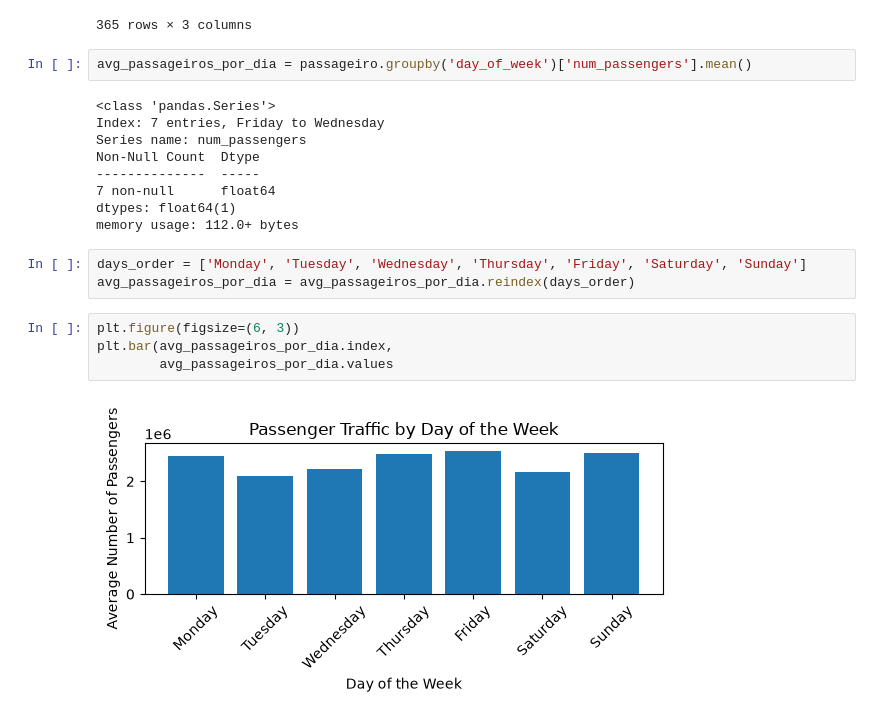
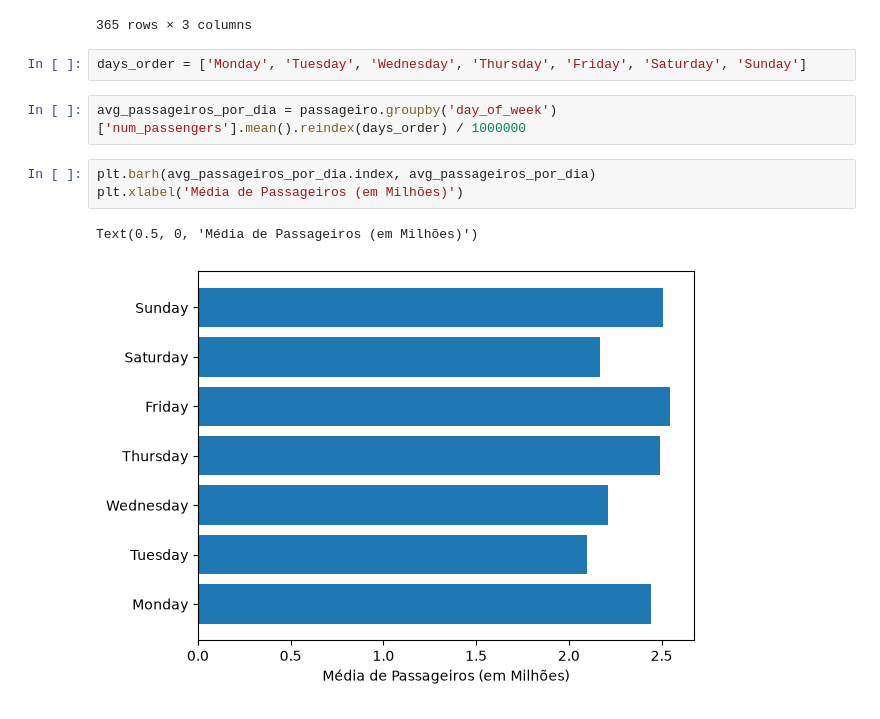
Before and after one commit to teubragaa/Data-Science-with-Python---Data-Cleaning, a Jupyter notebook: flight-delays-project/notebooks/flights-delays-project.ipynb, the cells around one changed output. Saved outputs shown, nothing was run; the diff lists cells and outputs as text.

```diff
--- a/flight-delays-project/notebooks/flights-delays-project.ipynb
+++ b/flight-delays-project/notebooks/flights-delays-project.ipynb
@@ -314,23 +302,13 @@ passageiro
 | 363 | 2023-12-30 | 2563962 | Saturday |
 | 364 | 2023-12-31 | 2116715 | Sunday |
 365 rows × 3 columns
+# %%
+days_order = ['Monday', 'Tuesday', 'Wednesday', 'Thursday', 'Friday', 'Saturday', 'Sunday']
 # %%
-avg_passageiros_por_dia = passageiro.groupby('day_of_week')['num_passengers'].mean()
+avg_passageiros_por_dia = passageiro.groupby('day_of_week')['num_passengers'].mean().reindex(days_order) / 1000000
-# %% [output]
-<class 'pandas.Series'>
-Index: 7 entries, Friday to Wednesday
-Series name: num_passengers
-Non-Null Count  Dtype
---------------  -----
-7 non-null      float64
-dtypes: float64(1)
-memory usage: 112.0+ bytes
-# %%
-days_order = ['Monday', 'Tuesday', 'Wednesday', 'Thursday', 'Friday', 'Saturday', 'Sunday']
-avg_passageiros_por_dia = avg_passageiros_por_dia.reindex(days_order)
-# %%
-plt.figure(figsize=(6, 3))
-plt.bar(avg_passageiros_por_dia.index,
-        avg_passageiros_por_dia.values
-# %% [output]
-[figure, removed]
+# %%
+plt.barh(avg_passageiros_por_dia.index, avg_passageiros_por_dia)
+plt.xlabel('Média de Passageiros (em Milhões)')
+# %% [output]
+Text(0.5, 0, 'Média de Passageiros (em Milhões)')
+[figure, added]
```
Also changed, not shown: parts of 1 cell of this notebook.
